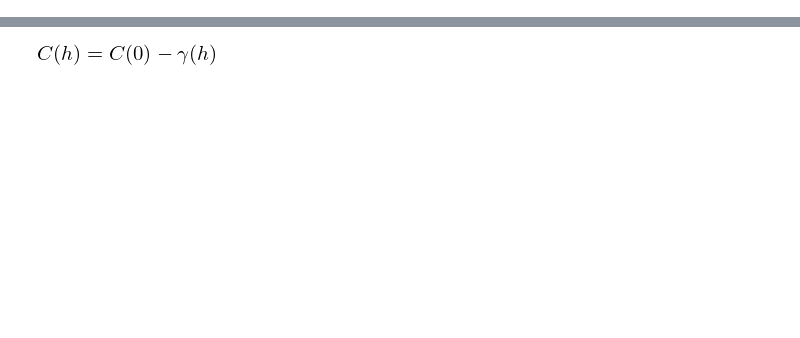
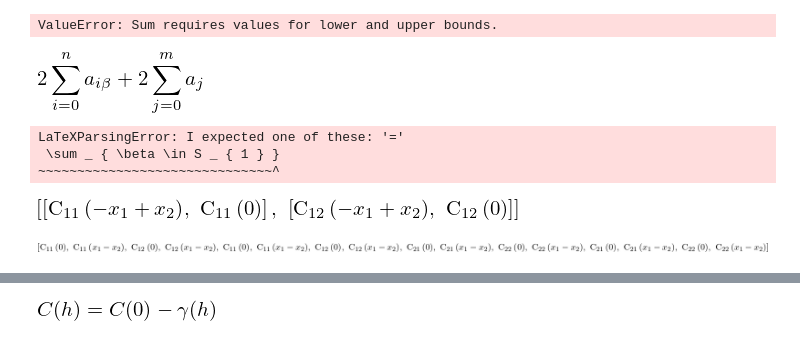
Before and after one commit to nshea3/CFSG_notes, a Jupyter notebook: Multivariate/kriging.ipynb, the cells around one changed output, grey strips where cells are left out. Saved outputs shown, nothing was run; the diff lists cells and outputs as text; code cells hidden in the pictures; blank space fills up the shorter version.

```diff
--- a/Multivariate/kriging.ipynb
+++ b/Multivariate/kriging.ipynb
@@ -3,11 +3,62 @@ from sympy import *
 import numpy as np
 
 init_printing()
+# %%
+a_i_b, a_j, i, j, n, m, z = symbols('a_i_beta, a_j, i, j, n, m, z')
+
+seg_1 = summation(a_i_b,(i,))
+seg_2 = Sum(a_j,(j,0,m))
+#summation(1/log(n)**n, (n, 2, oo))
+# %% [output]
+ValueError: Sum requires values for lower and upper bounds.
+# %%
+2*seg_1 + 2*seg_2
+# %% [output]
+[figure, added]
+# %%
+ks = r"\sum _ { \beta \in S _ { 1 } }"
+
+from sympy.parsing import latex
+
+latex.parse_latex(ks)
+# %% [output]
+LaTeXParsingError: I expected one of these: '='
+ \sum _ { \beta \in S _ { 1 } }
+~~~~~~~~~~~~~~~~~~~~~~~~~~~~~~^
 # %%
 A = MatrixSymbol('A', 3, 3)
 y = MatrixSymbol('y', 3, 1)
 
 x = (A.T*A).I * A * y
+# %%
+import sympy
+
+x_1, x_2 = symbols('x_1, x_2')
+
+C_11 = sympy.Function('C_{11}')
+C_12 = sympy.Function('C_{12}')
+C_21 = sympy.Function('C_{21}')
+C_22 = sympy.Function('C_{22}')
+
+
+[[b(a) for a in (x_1 - x_1, x_1 - x_2)] for b in (C_11, C_12)]
+[[b(a) for a in (x_2 - x_1, x_2 - x_2)] for b in (C_11, C_12)]
+# %% [output]
+[figure, added]
+# %%
+[[b(a) for a in (x_1 - x_1, x_1 - x_2)] for b in (C_11, C_12)]
+
+
+mat = []
+
+for sm in ((C_11, C_12), (C_11, C_12), (C_21, C_22), (C_21, C_22)):
+    for c_func in sm:
+        for diff in (x_1 - x_1, x_1 - x_2):
+            mat.append(c_func(diff))
+
+mat
+# %% [output]
+[figure, added]
 # %%
 Matrix(y)*Matrix(y.T)
 # %% [output]
```
Also changed, not shown: parts of 1 cell of this notebook.
